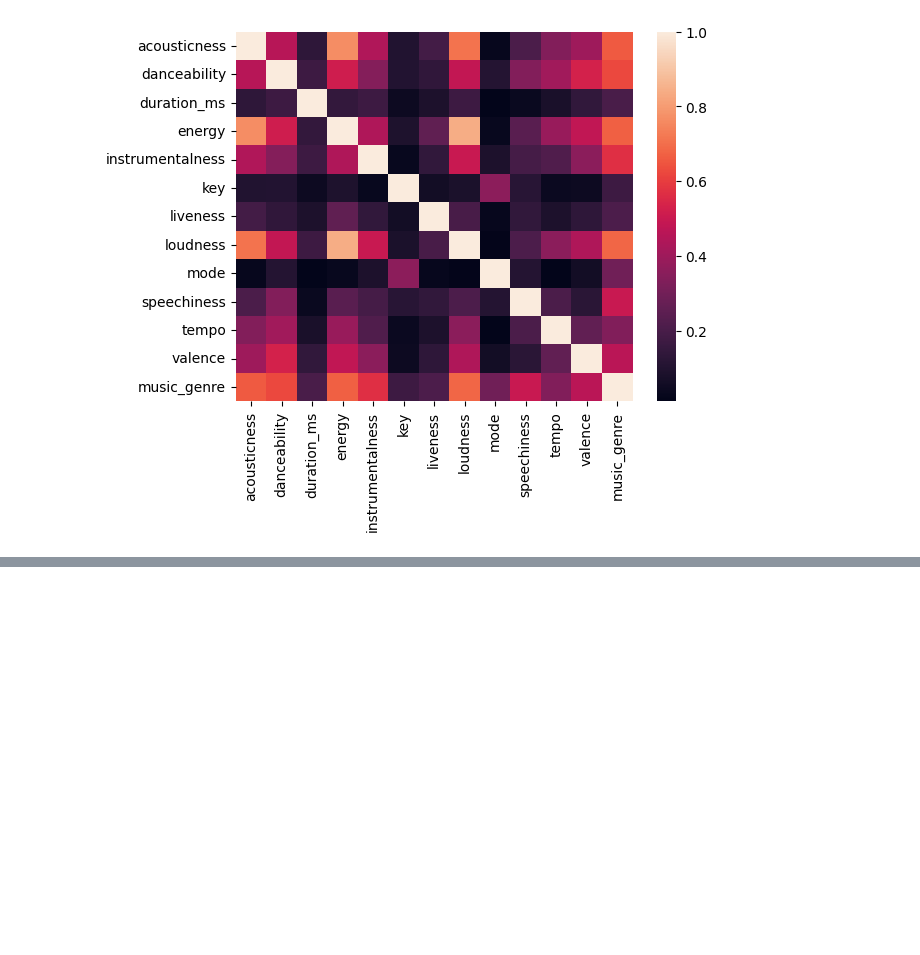
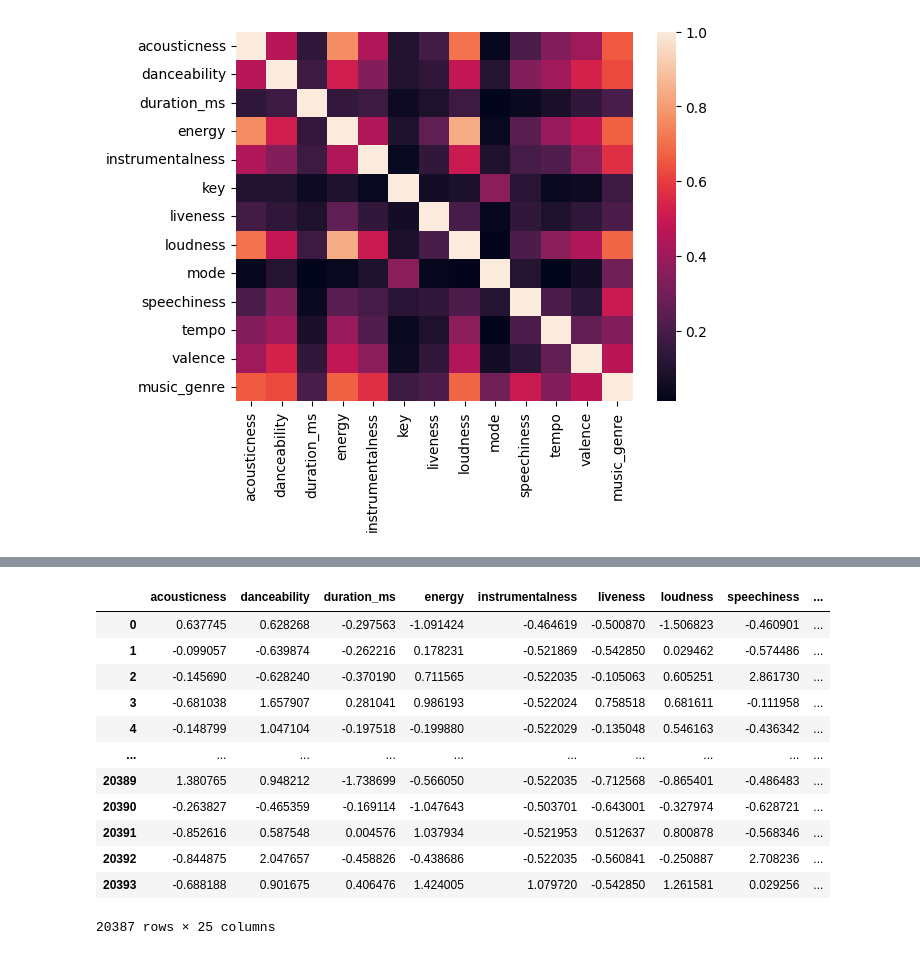
Before and after one commit to Parkhomenko-Vladimir/Music-classification, a Jupyter notebook: main.ipynb, the cells around one changed output, grey strips where cells are left out. Drawn from its saved outputs; the diff is of its cells as text; code cells hidden in the pictures; blank space fills up the shorter version.

```diff
--- a/main.ipynb
+++ b/main.ipynb
@@ -295,0 +308,8 @@ df_test.duplicated().sum()
+# %%
+scaler = StandardScaler()
+
+numerics = ['int16', 'int32', 'int64', 'float16', 'float32', 'float64']
+
+numeric_list = df_train.select_dtypes(include=numerics).columns.tolist()
+
+df_train[numeric_list] = scaler.fit_transform(df_train[numeric_list])
@@ -295,0 +345,5 @@ df_test.duplicated().sum()
+# %%
+object_list = ['key', 'mode']
+
+encoder_ohe = OneHotEncoder(drop='first', handle_unknown='error', sparse=False)
+encoder_ohe.fit(df_train[object_list])
@@ -295,0 +354,3 @@ df_test.duplicated().sum()
+# %%
+df_train[encoder_ohe.get_feature_names_out()] = \
+encoder_ohe.transform(df_train[object_list])
@@ -295,0 +377,18 @@ df_test.duplicated().sum()
+# %%
+df_train = df_train.drop(object_list, axis=1)
+# %%
+df_train
+# %% [output]
+|  | acousticness | danceability | duration_ms | energy | instrumentalness | liveness | loudness | speechiness | ... |
+| 0 | 0.637745 | 0.628268 | -0.297563 | -1.091424 | -0.464619 | -0.500870 | -1.506823 | -0.460901 | ... |
+| 1 | -0.099057 | -0.639874 | -0.262216 | 0.178231 | -0.521869 | -0.542850 | 0.029462 | -0.574486 | ... |
+| 2 | -0.145690 | -0.628240 | -0.370190 | 0.711565 | -0.522035 | -0.105063 | 0.605251 | 2.861730 | ... |
+| 3 | -0.681038 | 1.657907 | 0.281041 | 0.986193 | -0.522024 | 0.758518 | 0.681611 | -0.111958 | ... |
+| 4 | -0.148799 | 1.047104 | -0.197518 | -0.199880 | -0.522029 | -0.135048 | 0.546163 | -0.436342 | ... |
+| ... | ... | ... | ... | ... | ... | ... | ... | ... | ... |
+| 20389 | 1.380765 | 0.948212 | -1.738699 | -0.566050 | -0.522035 | -0.712568 | -0.865401 | -0.486483 | ... |
+| 20390 | -0.263827 | -0.465359 | -0.169114 | -1.047643 | -0.503701 | -0.643001 | -0.327974 | -0.628721 | ... |
+| 20391 | -0.852616 | 0.587548 | 0.004576 | 1.037934 | -0.521953 | 0.512637 | 0.800878 | -0.568346 | ... |
+| 20392 | -0.844875 | 2.047657 | -0.458826 | -0.438686 | -0.522035 | -0.560841 | -0.250887 | 2.708236 | ... |
+| 20393 | -0.688188 | 0.901675 | 0.406476 | 1.424005 | 1.079720 | -0.542850 | 1.261581 | 0.029256 | ... |
+20387 rows × 25 columns
```
Also changed, not shown: parts of 32 cells of this notebook.
